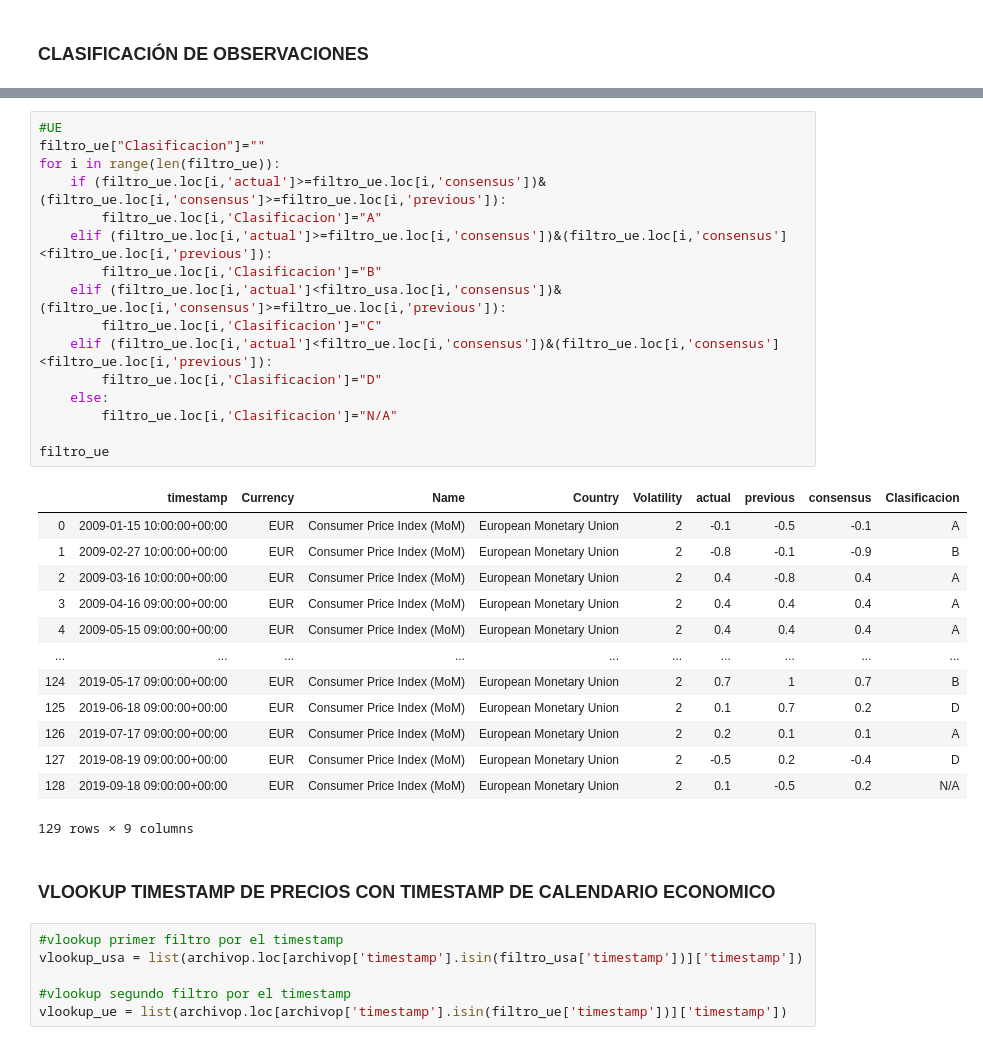
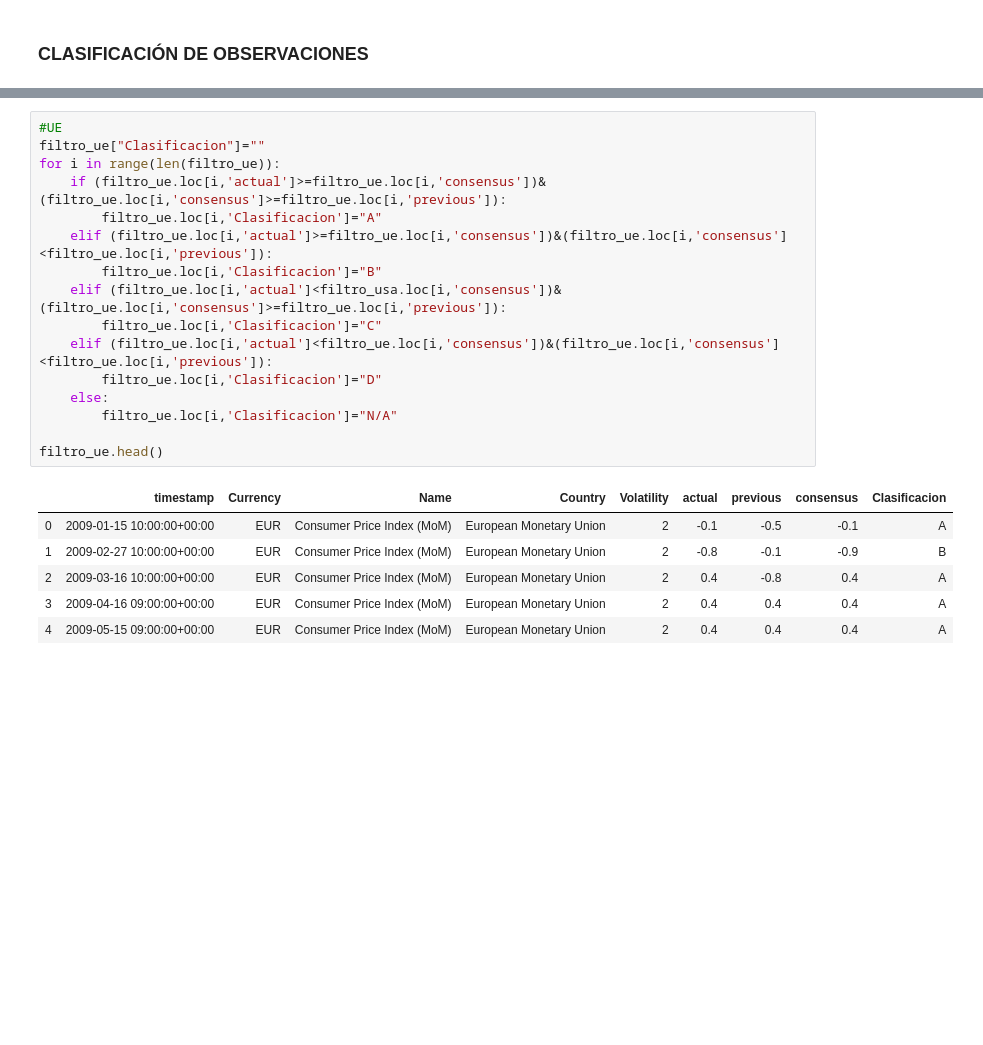
Before and after one commit to jaqr21/MyST_Lab4, a Jupyter notebook: Y_MyST_Laboratorio4.ipynb, the cells around one changed output, grey strips where cells are left out. Cells and saved outputs as stored; diff of their text form; blank space fills up the shorter version.

```diff
--- a/Y_MyST_Laboratorio4.ipynb
+++ b/Y_MyST_Laboratorio4.ipynb
@@ -127,38 +120,23 @@ filtro_usa
 # %%
 #UE
 filtro_ue["Clasificacion"]=""
 for i in range(len(filtro_ue)):
     if (filtro_ue.loc[i,'actual']>=filtro_ue.loc[i,'consensus'])&(filtro_ue.loc[i,'consensus']>=filtro_ue.loc[i,'previous']):
         filtro_ue.loc[i,'Clasificacion']="A"
     elif (filtro_ue.loc[i,'actual']>=filtro_ue.loc[i,'consensus'])&(filtro_ue.loc[i,'consensus']<filtro_ue.loc[i,'previous']):
         filtro_ue.loc[i,'Clasificacion']="B"
     elif (filtro_ue.loc[i,'actual']<filtro_usa.loc[i,'consensus'])&(filtro_ue.loc[i,'consensus']>=filtro_ue.loc[i,'previous']):
         filtro_ue.loc[i,'Clasificacion']="C"
     elif (filtro_ue.loc[i,'actual']<filtro_ue.loc[i,'consensus'])&(filtro_ue.loc[i,'consensus']<filtro_ue.loc[i,'previous']):
         filtro_ue.loc[i,'Clasificacion']="D"
     else:
         filtro_ue.loc[i,'Clasificacion']="N/A"
 
-filtro_ue
+filtro_ue.head()
 # %% [output]
 |  | timestamp | Currency | Name | Country | Volatility | actual | previous | consensus | Clasificacion |
 | 0 | 2009-01-15 10:00:00+00:00 | EUR | Consumer Price Index (MoM) | European Monetary Union | 2 | -0.1 | -0.5 | -0.1 | A |
 | 1 | 2009-02-27 10:00:00+00:00 | EUR | Consumer Price Index (MoM) | European Monetary Union | 2 | -0.8 | -0.1 | -0.9 | B |
 | 2 | 2009-03-16 10:00:00+00:00 | EUR | Consumer Price Index (MoM) | European Monetary Union | 2 | 0.4 | -0.8 | 0.4 | A |
 | 3 | 2009-04-16 09:00:00+00:00 | EUR | Consumer Price Index (MoM) | European Monetary Union | 2 | 0.4 | 0.4 | 0.4 | A |
 | 4 | 2009-05-15 09:00:00+00:00 | EUR | Consumer Price Index (MoM) | European Monetary Union | 2 | 0.4 | 0.4 | 0.4 | A |
-| ... | ... | ... | ... | ... | ... | ... | ... | ... | ... |
-| 124 | 2019-05-17 09:00:00+00:00 | EUR | Consumer Price Index (MoM) | European Monetary Union | 2 | 0.7 | 1 | 0.7 | B |
-| 125 | 2019-06-18 09:00:00+00:00 | EUR | Consumer Price Index (MoM) | European Monetary Union | 2 | 0.1 | 0.7 | 0.2 | D |
-| 126 | 2019-07-17 09:00:00+00:00 | EUR | Consumer Price Index (MoM) | European Monetary Union | 2 | 0.2 | 0.1 | 0.1 | A |
-| 127 | 2019-08-19 09:00:00+00:00 | EUR | Consumer Price Index (MoM) | European Monetary Union | 2 | -0.5 | 0.2 | -0.4 | D |
-| 128 | 2019-09-18 09:00:00+00:00 | EUR | Consumer Price Index (MoM) | European Monetary Union | 2 | 0.1 | -0.5 | 0.2 | N/A |
-129 rows × 9 columns
-# %% [markdown]
-### VLOOKUP TIMESTAMP DE PRECIOS CON TIMESTAMP DE CALENDARIO ECONOMICO
-# %%
-#vlookup primer filtro por el timestamp
-vlookup_usa = list(archivop.loc[archivop['timestamp'].isin(filtro_usa['timestamp'])]['timestamp'])
-
-#vlookup segundo filtro por el timestamp
-vlookup_ue = list(archivop.loc[archivop['timestamp'].isin(filtro_ue['timestamp'])]['timestamp'])
```
Also changed, not shown: parts of 12 cells of this notebook.
